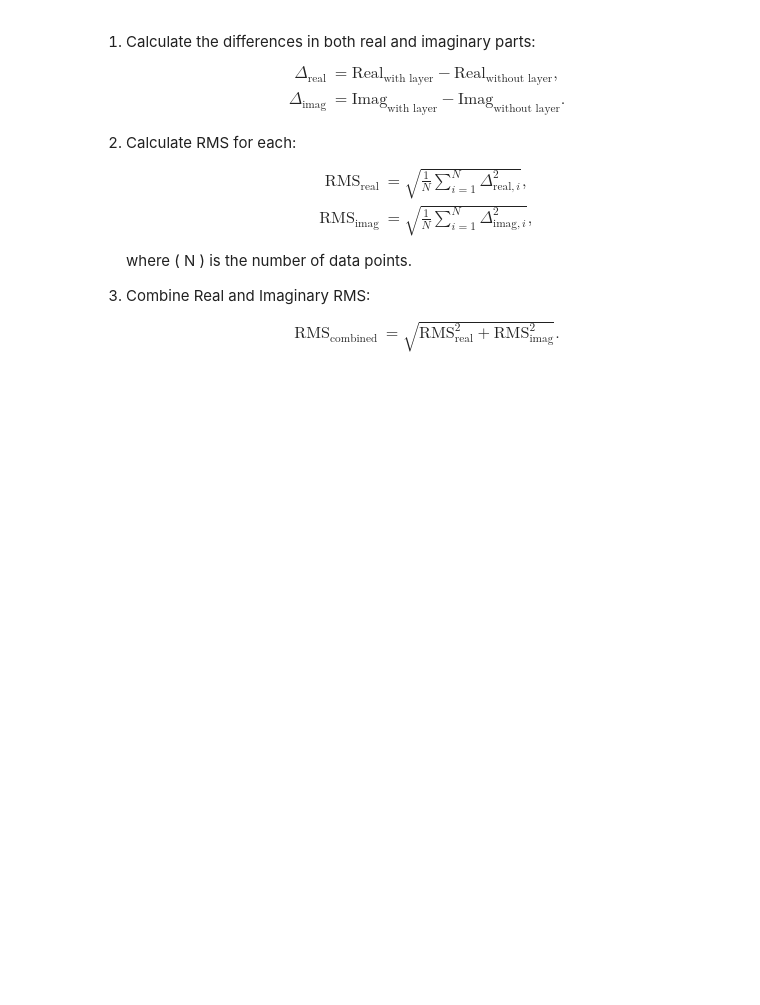
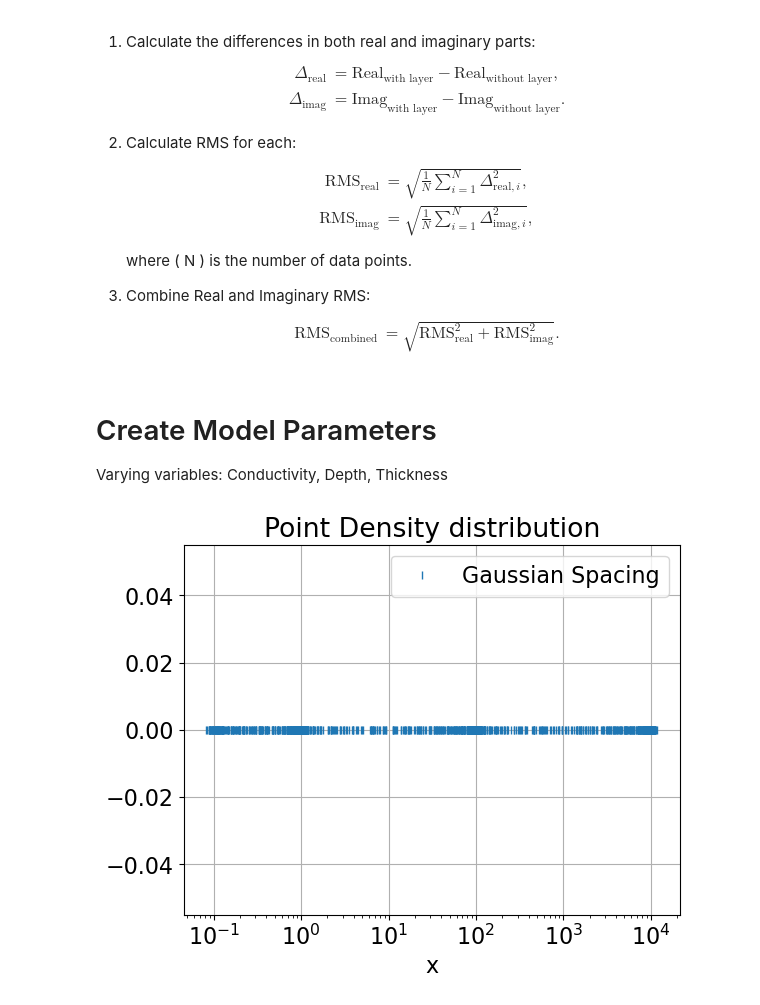
Before and after one commit to pablochanghuang/FDEMvTDEM, a Jupyter notebook: Setup.ipynb, the cells around one changed output. Cells and saved outputs as stored; diff of their text form; code cells hidden in the pictures; blank space fills up the shorter version.

```diff
--- a/Setup.ipynb
+++ b/Setup.ipynb
@@ -76,3 +76,72 @@ where \( N \) is the number of data points.
 \begin{align}
 \text{RMS}_\text{combined} &= \sqrt{\text{RMS}_\text{real}^2 + \text{RMS}_\text{imag}^2}.
 \end{align}
+# %% [markdown]
+# Create Model Parameters
+
+Varying variables: Conductivity, Depth, Thickness
+# %%
+# Function to create data points:
+
+def create_combined_gaussians(ranges, num_points, noise_percentage=0.0):
+    """
+    Create three Gaussian distributions for specified ranges and combine them into one output.
+
+    Parameters:
+    ranges : List of tuple ranges for the x-values as [(min1, max1), (min2, max2), (min3, max3)].
+    num_points : Number of points for each Gaussian distribution [points1, points2, points3].
+    noise_percentage : Percentage of Gaussian random noise (default is 0).
+
+    Returns:
+    --------
+    x_combined : x-values of the combined distribution.
+    """
+
+    values = []
+
+    for i, r in enumerate(ranges):
+
+        mean = (r[0] + r[1]) / 2
+        std_dev = (r[1] - r[0]) / 6
+
+
+        # Generate Gaussian distribution over the entire range [min_val, max_val]
+        gaussian = np.exp(-0.5 * ((np.linspace(r[0], r[1], num_points[i]) - mean) / std_dev) ** 2)
+
+        # Normalize the Gaussian to ensure the sum of values equals 1
+        gaussian /= np.sum(gaussian)
+
+        # Cumulative sum to get spacing for x-values
+        spacing = np.cumsum(gaussian)
+
+        # Normalize the cumulative sum to map to the desired range [min_val, max_val]
+        x = r[0]+ (r[1] - r[0]) * (spacing / spacing[-1])
+
+        values.extend(x)
+
+    # Add noise if specified
+    if noise_percentage > 0:
+        noise = np.random.normal(0, noise_percentage * np.abs(values), size=len(values))
+        values += noise
+
+
+    return np.array(values)
+
+# Define parameters
+ranges = [(1e-1, 1), (1, 1e2), (1e2, 1e4)]  # Ranges for each Gaussian
+num_points = [300, 300, 300]          # Number of points per range
+noise_percentage = 0.1               # 10% noise
+
+
+# Create combined Gaussians
+x = create_combined_gaussians(ranges, num_points, noise_percentage)
+
+plt.plot(x, np.zeros_like(x), '|', label="Gaussian Spacing")
+plt.xlabel("x")
+plt.xscale("log")
+plt.title("Point Density distribution")
+plt.grid(True)
+plt.legend()
+plt.show()
+# %% [output]
+[figure, added]
```
Also changed, not shown: parts of 9 cells of this notebook, 4 other files.
